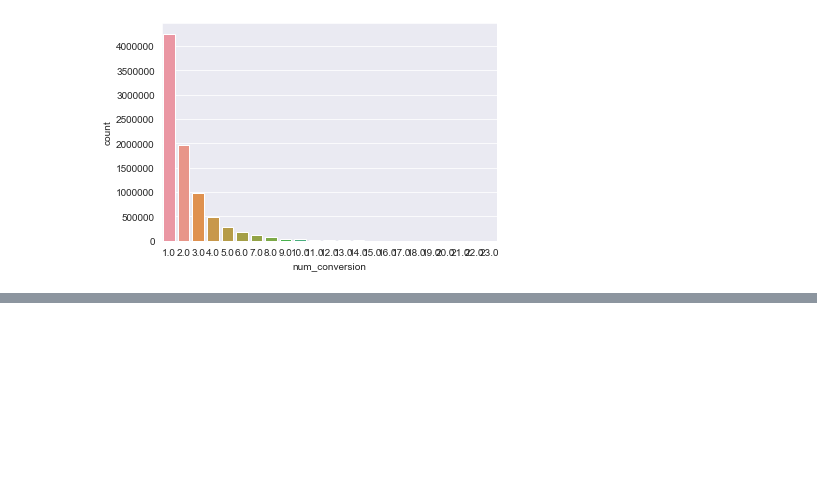
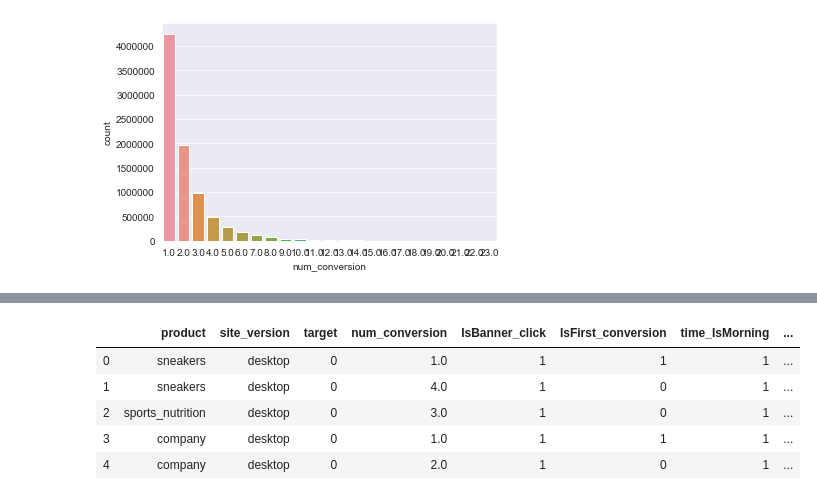
Before and after one commit to befowle/AB_Testing, a Jupyter notebook: ab_testing.ipynb, the cells around one changed output, grey strips where cells are left out. Saved outputs shown, nothing was run; the diff lists cells and outputs as text; code cells hidden in the pictures; blank space fills up the shorter version.

Commit message:
click time details

```diff
--- a/ab_testing.ipynb
+++ b/ab_testing.ipynb
@@ -208,0 +232,18 @@ df.drop(['user_id', 'title'], axis=1, inplace=True)
+# %%
+df['time_IsMorning'] = df['time'].apply(lambda ts: 1 if (ts.hour >= 6) and (ts.hour < 10) else 0)
+df['time_IsDaylight'] = df['time'].apply(lambda ts: 1 if (ts.hour >= 10) and (ts.hour < 16) else 0)
+df['time_IsEvening'] = df['time'].apply(lambda ts: 1 if (ts.hour >= 16) and (ts.hour < 23) else 0)
+df['time_Hour'] = df['time'].apply(lambda ts: ts.hour)
+df['time_Day'] = df['time'].apply(lambda ts: ts.day)
+df['time_Week_Day'] = df['time'].apply(lambda ts: datetime.date(ts.year, ts.month, ts.day).weekday() + 1)
+df['time_Year_Month'] = df['time'].apply(lambda ts: ts.year * 100 + ts.month)
+df.drop(['time'], axis=1, inplace=True)
+# %%
+df.head()
+# %% [output]
+|  | product | site_version | target | num_conversion | IsBanner_click | IsFirst_conversion | time_IsMorning | ... |
+| 0 | sneakers | desktop | 0 | 1.0 | 1 | 1 | 1 | ... |
+| 1 | sneakers | desktop | 0 | 4.0 | 1 | 0 | 1 | ... |
+| 2 | sports_nutrition | desktop | 0 | 3.0 | 1 | 0 | 1 | ... |
+| 3 | company | desktop | 0 | 1.0 | 1 | 1 | 1 | ... |
+| 4 | company | desktop | 0 | 2.0 | 1 | 0 | 1 | ... |
```
Also changed, not shown: parts of 2 cells of this notebook.
